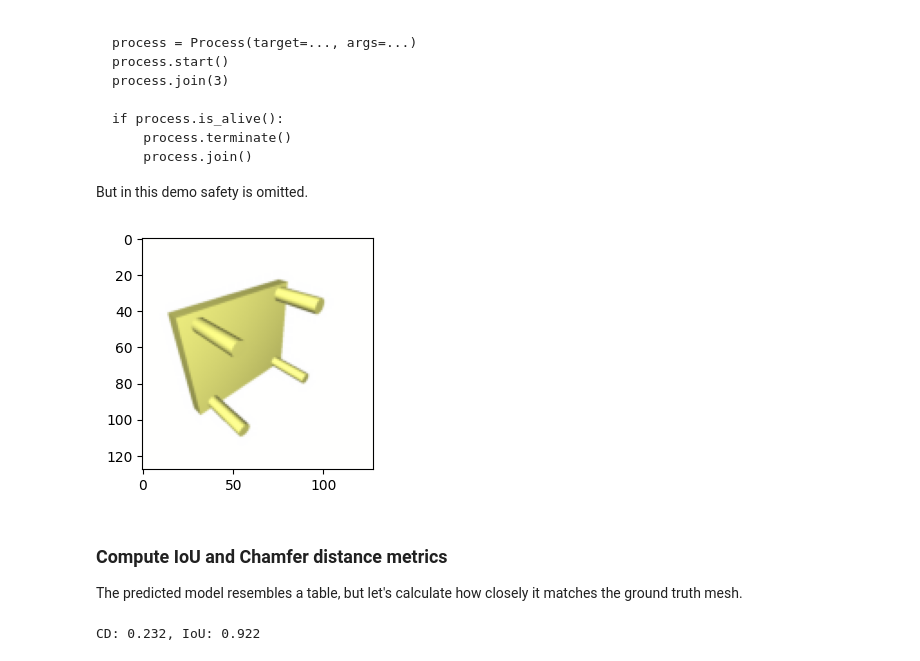
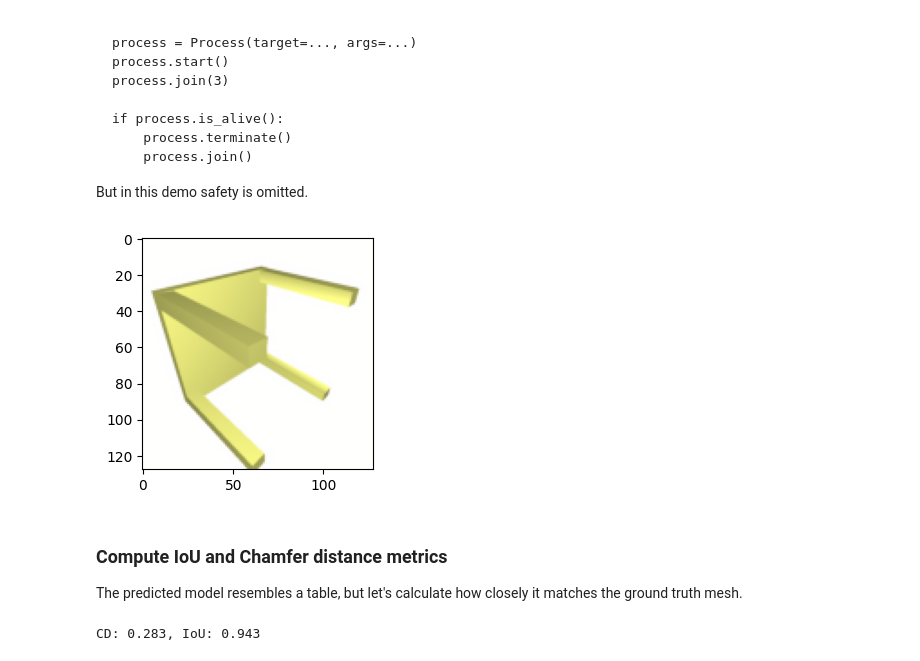
Before and after one commit to ug3p141/cad-recode_reverse, a Jupyter notebook: demo.ipynb, the cells around one changed output. Cells and saved outputs as stored; diff of their text form; code cells hidden in the pictures.

```diff
--- a/demo.ipynb
+++ b/demo.ipynb
@@ -243,19 +246,19 @@ mesh.export('/tmp/1.stl')
 cq.exporters.export(compound, '/tmp/1.step')
 # %%
 mesh = open3d.io.read_triangle_mesh('/tmp/1.stl')
-mesh.vertices = open3d.utility.Vector3dVector(np.asarray(mesh.vertices) / 50.)
+mesh.vertices = open3d.utility.Vector3dVector(np.asarray(mesh.vertices) / 100.)
 mesh.paint_uniform_color(np.array([255, 255, 136]) / 255)
 mesh.compute_vertex_normals()
 plt.figure(figsize=(3, 3))
 _ = plt.imshow(render(mesh))
 # %% [output]
-[figure, old version]
+[figure, new version]
 # %% [markdown]
 ### Compute IoU and Chamfer distance metrics
 The predicted model resembles a table, but let's calculate how closely it matches the ground truth mesh.
 # %%
 pred_mesh = trimesh.load_mesh('/tmp/1.stl')
-pred_mesh.apply_transform(trimesh.transformations.scale_matrix(1 / 50 / 2))
+pred_mesh.apply_transform(trimesh.transformations.scale_matrix(1 / 100 / 2))
 pred_mesh.apply_transform(trimesh.transformations.translation_matrix([0.5, 0.5, 0.5]))
 gt_mesh.apply_transform(trimesh.transformations.scale_matrix(1 / 2))
 gt_mesh.apply_transform(trimesh.transformations.translation_matrix([0.5, 0.5, 0.5]))
@@ -281,4 +284,4 @@ iou = intersection_volume / union_volume
 
 print(f'CD: {cd * 1000:.3f}, IoU: {iou:.3f}')
 # %% [output]
-CD: 0.232, IoU: 0.922
+CD: 0.283, IoU: 0.943
```
Also changed, not shown: parts of 7 cells of this notebook, 3 other files.
